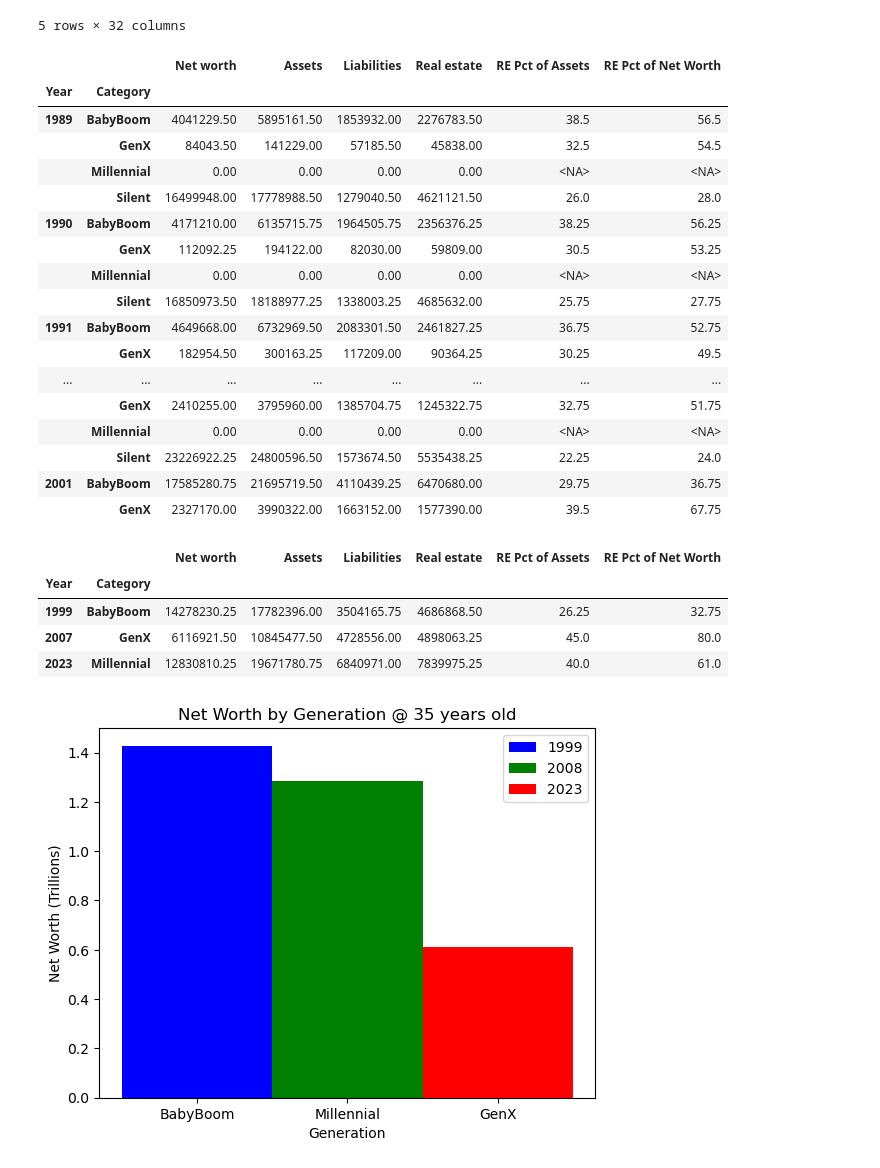
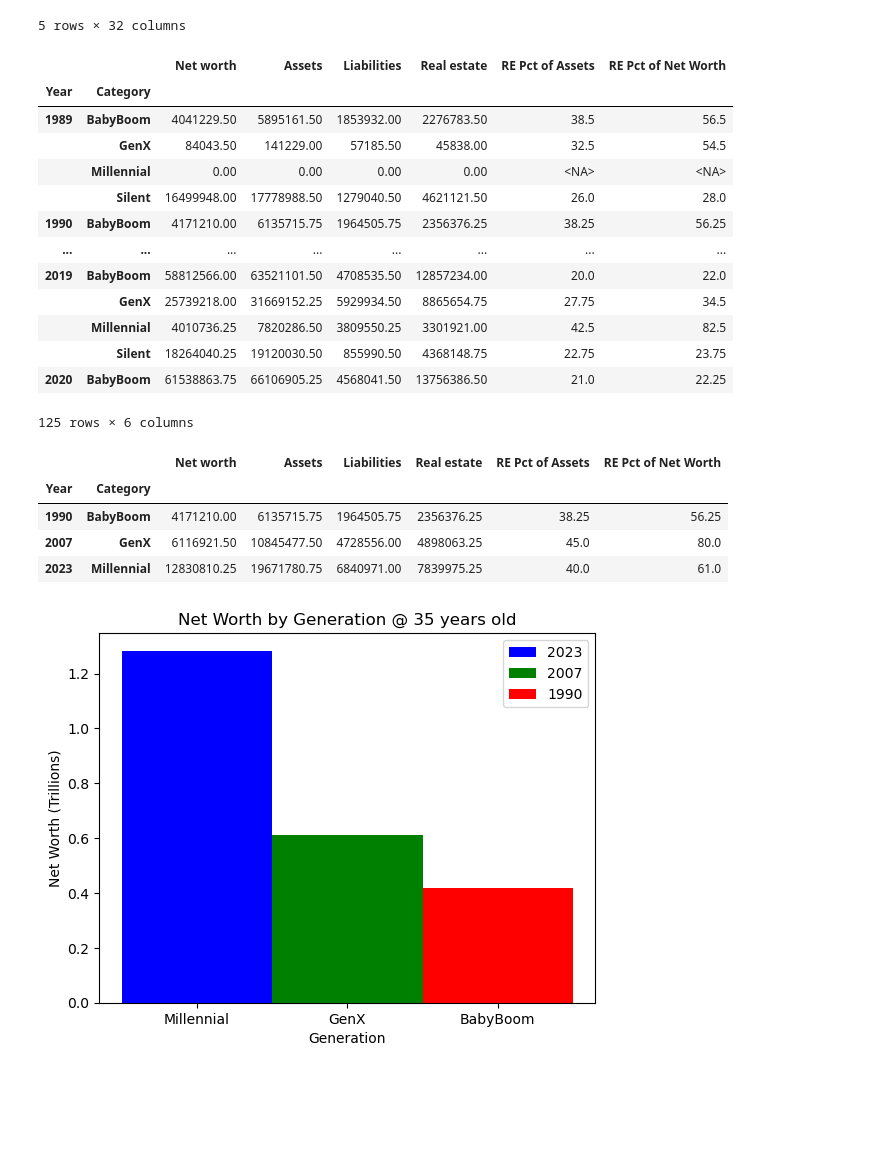
Before and after one commit to JCamp-12/AI-Project-1, a Jupyter notebook: generational_detail_analysis.ipynb, the cells around one changed output. Cells and saved outputs as stored; diff of their text form; code cells hidden in the pictures; blank space fills up the shorter version.

```diff
--- a/generational_detail_analysis.ipynb
+++ b/generational_detail_analysis.ipynb
@@ -7,7 +7,7 @@ from sklearn import datasets
 import pandas as pd
 # %%
 # Read in the generation-levels-detail dataset
-generation_levels_detail_df = pd.read_csv("./resources/dfa/dfa-generation-levels-detail.csv")
+generation_levels_detail_df = pd.read_csv("./resources-KA/dfa-generation-levels-detail.csv")
 generation_levels_detail_df.head()
 # %% [output]
 |  | Date | Category | Assets | Nonfinancial assets | Real estate | Consumer durables | Financial assets | ... |
@@ -97,7 +97,7 @@ gen_level_details_grouped.head()
 # Filter the DataFrame down only to those columns to chart
 gen_level_details_grouped = gen_level_details_grouped[["Net worth", "Assets", "Liabilities", "Real estate", "RE Pct of Assets", "RE Pct of Net Worth"]]
 # gen_level_details_grouped = gen_level_details_grouped[['Net worth', 'Assets', 'Liabilities', 'Real estate', 'RE Pct of Assets', 'RE Pct of Net Worth']]
-gen_level_details_grouped.head(50)
+gen_level_details_grouped.head(125)
 # gen_level_details_grouped.loc[1990]
 # %% [output]
 |  |  | Net worth | Assets | Liabilities | Real estate | RE Pct of Assets | RE Pct of Net Worth |
@@ -107,65 +107,60 @@ gen_level_details_grouped.head(50)
 |  | Millennial | 0.00 | 0.00 | 0.00 | 0.00 | <NA> | <NA> |
 |  | Silent | 16499948.00 | 17778988.50 | 1279040.50 | 4621121.50 | 26.0 | 28.0 |
 | 1990 | BabyBoom | 4171210.00 | 6135715.75 | 1964505.75 | 2356376.25 | 38.25 | 56.25 |
-|  | GenX | 112092.25 | 194122.00 | 82030.00 | 59809.00 | 30.5 | 53.25 |
-|  | Millennial | 0.00 | 0.00 | 0.00 | 0.00 | <NA> | <NA> |
-|  | Silent | 16850973.50 | 18188977.25 | 1338003.25 | 4685632.00 | 25.75 | 27.75 |
-| 1991 | BabyBoom | 4649668.00 | 6732969.50 | 2083301.50 | 2461827.25 | 36.75 | 52.75 |
-|  | GenX | 182954.50 | 300163.25 | 117209.00 | 90364.25 | 30.25 | 49.5 |
 | ... | ... | ... | ... | ... | ... | ... | ... |
-|  | GenX | 2410255.00 | 3795960.00 | 1385704.75 | 1245322.75 | 32.75 | 51.75 |
-|  | Millennial | 0.00 | 0.00 | 0.00 | 0.00 | <NA> | <NA> |
-|  | Silent | 23226922.25 | 24800596.50 | 1573674.50 | 5535438.25 | 22.25 | 24.0 |
-| 2001 | BabyBoom | 17585280.75 | 21695719.50 | 4110439.25 | 6470680.00 | 29.75 | 36.75 |
-|  | GenX | 2327170.00 | 3990322.00 | 1663152.00 | 1577390.00 | 39.5 | 67.75 |
+| 2019 | BabyBoom | 58812566.00 | 63521101.50 | 4708535.50 | 12857234.00 | 20.0 | 22.0 |
+|  | GenX | 25739218.00 | 31669152.25 | 5929934.50 | 8865654.75 | 27.75 | 34.5 |
+|  | Millennial | 4010736.25 | 7820286.50 | 3809550.25 | 3301921.00 | 42.5 | 82.5 |
+|  | Silent | 18264040.25 | 19120030.50 | 855990.50 | 4368148.75 | 22.75 | 23.75 |
+| 2020 | BabyBoom | 61538863.75 | 66106905.25 | 4568041.50 | 13756386.50 | 21.0 | 22.25 |
+125 rows × 6 columns
 # %%
-# Python
-selected_rows = gen_level_details_grouped.loc[[(1999, 'BabyBoom'), (2007, 'GenX'), (2023, 'Millennial')]]
+# Filter the DataFrame downto only disply Generation levels for Baby Boomers, Gen X and Millennials and applicabale year at age 35
+
+selected_rows = gen_level_details_grouped.loc[[(1990, 'BabyBoom'), (2007, 'GenX'), (2023, 'Millennial')]]
 selected_rows
 # %% [output]
 |  |  | Net worth | Assets | Liabilities | Real estate | RE Pct of Assets | RE Pct of Net Worth |
 | Year | Category |  |  |  |  |  |  |
-| 1999 | BabyBoom | 14278230.25 | 17782396.00 | 3504165.75 | 4686868.50 | 26.25 | 32.75 |
+| 1990 | BabyBoom | 4171210.00 | 6135715.75 | 1964505.75 | 2356376.25 | 38.25 | 56.25 |
 | 2007 | GenX | 6116921.50 | 10845477.50 | 4728556.00 | 4898063.25 | 45.0 | 80.0 |
 | 2023 | Millennial | 12830810.25 | 19671780.75 | 6840971.00 | 7839975.25 | 40.0 | 61.0 |
 # %%
-# Python
-import matplotlib.pyplot as plt
-import matplotlib.ticker as ticker
+# Creaet stacked bar chart to show the Net Worth by Generation at 35 years old
 
 # Select the required rows
-selected_rows = gen_level_details_grouped.loc[[(1999, 'BabyBoom'), (2007, 'GenX'), (2023, 'Millennial')]]
+selected_rows = gen_level_details_grouped.loc[[(1990, 'BabyBoom'), (2007, 'GenX'), (2023, 'Millennial')]]
 
 # Reset index to use 'Category' as x-axis
 selected_rows_reset = selected_rows.reset_index()
 
 # Sort DataFrame by 'Net worth'
 selected_rows_reset = selected_rows_reset.sort_values('Net worth', ascending=False)
 
 # Create the bar chart with specified colors and labels
 colors = ['blue', 'green', 'red']  # Specify your colors here
-labels = ['1999', '2008', '2023']  # Specify your labels here
+labels = ['2023', '2007', '1990']  # Specify your labels here
 bars = plt.bar(selected_rows_reset['Category'], selected_rows_reset['Net worth'], color=colors, width=1.0)
 
 # Add labels to the bars for the legend
 for i in range(len(bars)):
     bars[i].set_label(labels[i])
 
 # Add labels and title
 plt.xlabel('Generation')
 plt.ylabel('Net Worth (Trillions)')
 
 # Change y-tick values to represent trillions
 formatter = ticker.FuncFormatter(lambda x, pos: '{:0.1f}'.format(x/10000000))
 plt.gca().yaxis.set_major_formatter(formatter)
 
 plt.title('Net Worth by Generation @ 35 years old')
 
 # Add legend
 plt.legend()
 
 # Display the plot
 plt.show()
 # %% [output]
-[figure, old version]
+[figure, new version]
 # %%
```
Also changed, not shown: parts of 3 cells of this notebook, 8 other files.
